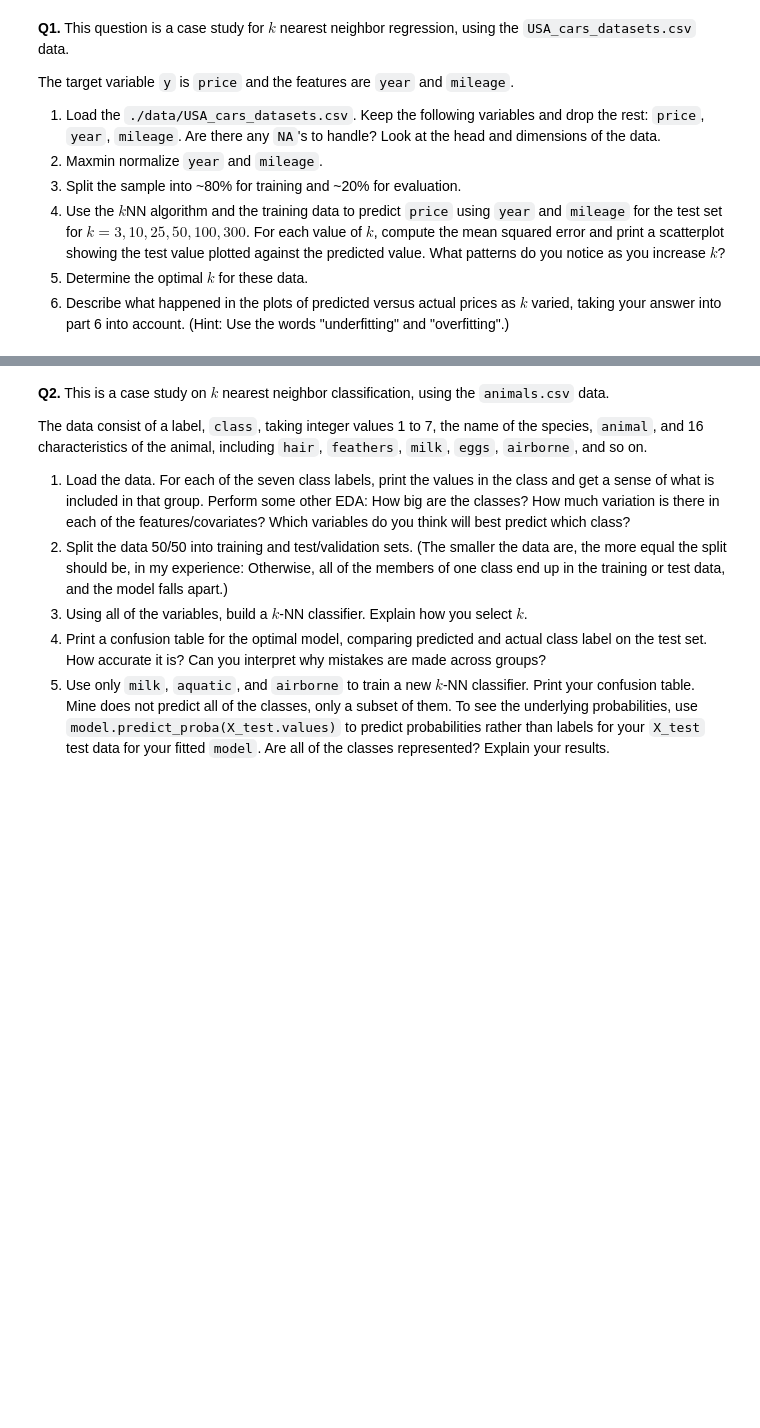
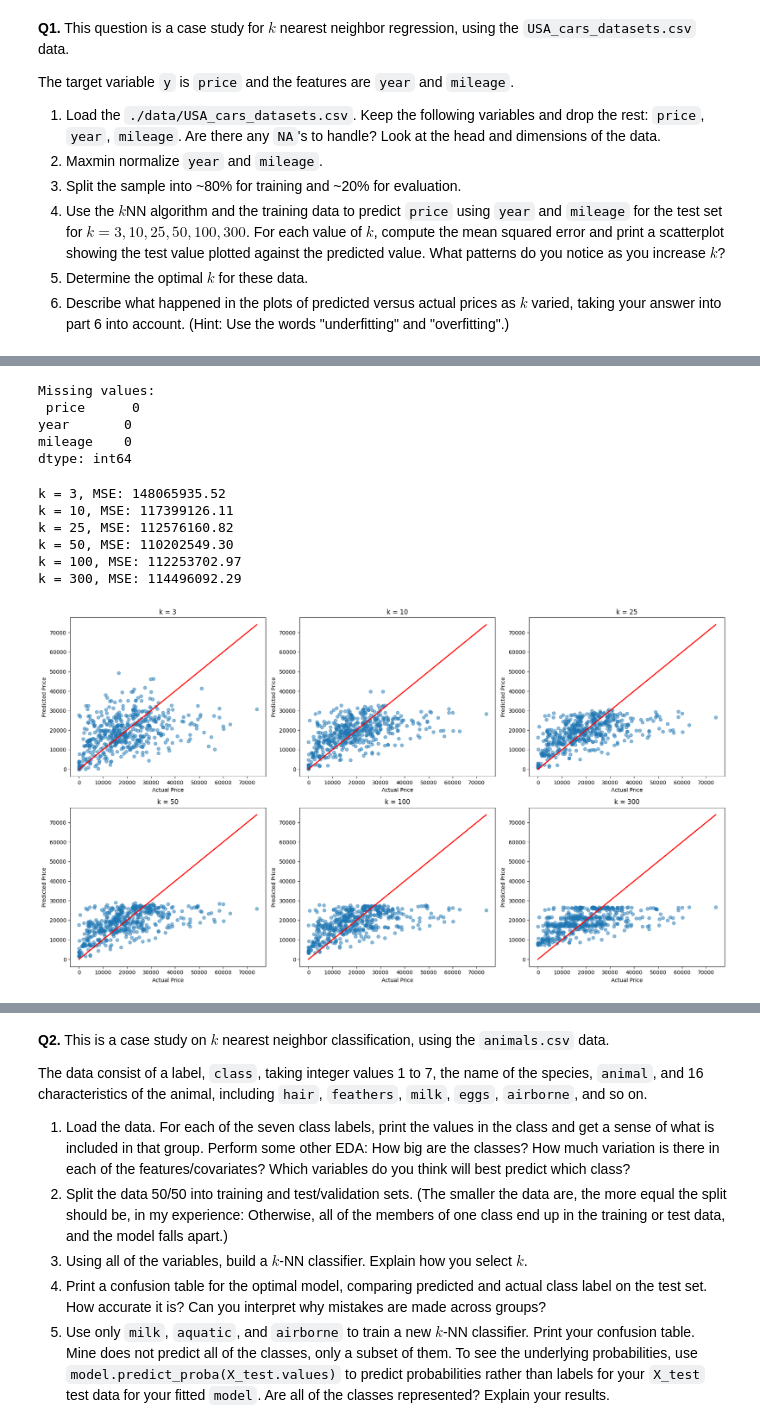
Before and after one commit to quentinshin34/knn, a Jupyter notebook: assignment/assignment_knn.ipynb, the cells around one changed output, grey strips where cells are left out. Saved outputs shown, nothing was run; the diff lists cells and outputs as text; code cells hidden in the pictures; blank space fills up the shorter version.

```diff
--- a/assignment/assignment_knn.ipynb
+++ b/assignment/assignment_knn.ipynb
@@ -25,0 +39,59 @@ The target variable `y` is `price` and the features are `year` and `mileage`.
+# %%
+cars_df = cars_df[['price', 'year', 'mileage']] # no missing values
+scaler = MinMaxScaler() # min max
+# separate data
+cars_df[['year', 'mileage']] = scaler.fit_transform(cars_df[['year', 'mileage']])
+# %% [output]
+Missing values:
+ price      0
+year       0
+mileage    0
+dtype: int64
+# %%
+X = cars_df[['year', 'mileage']]
+y = cars_df['price']
+# train 80/20 !
+X_train, X_test, y_train, y_test = train_test_split(X, y, test_size=0.2, random_state=42)
+
+k_values = [3, 10, 25, 50, 100, 300]
+mse_results = {}
+predictions = {}
+
+# run knn and calculate MSE for each k value
+for k in k_values:
+    knn = KNeighborsRegressor(n_neighbors=k)
+    knn.fit(X_train, y_train)
+    y_pred = knn.predict(X_test)
+    mse = mean_squared_error(y_test, y_pred)  # Compute MSE
+    mse_results[k] = mse
+    predictions[k] = y_pred  # Store predictions for scatter plo
+# %%
+for k, mse in mse_results.items():
+    print(f"k = {k}, MSE: {mse:.2f}")
+
+## k = 50 has the lowest MSE value
+# == best balance between bias and variance
+# %% [output]
+k = 3, MSE: 148065935.52
+k = 10, MSE: 117399126.11
+k = 25, MSE: 112576160.82
+k = 50, MSE: 110202549.30
+k = 100, MSE: 112253702.97
+k = 300, MSE: 114496092.29
+# %%
+# scatter plot of actual vs predicted prices for k values
+fig, axes = plt.subplots(2, 3,figsize = (18,10))
+
+axes = axes.ravel()
+
+for i, k in enumerate(k_values):
+    axes[i].scatter(y_test, predictions[k], alpha=0.5)
+    axes[i].plot([y_test.min(), y_test.max()], [y_test.min(), y_test.max()], 'r', lw=2)
+    axes[i].set_title(f'k = {k}')
+    axes[i].set_xlabel('Actual Price')
+    axes[i].set_ylabel('Predicted Price')
+
+plt.tight_layout()
+plt.show()
+# %% [output]
+[figure, added]
```
Also changed, not shown: parts of 3 cells of this notebook.
